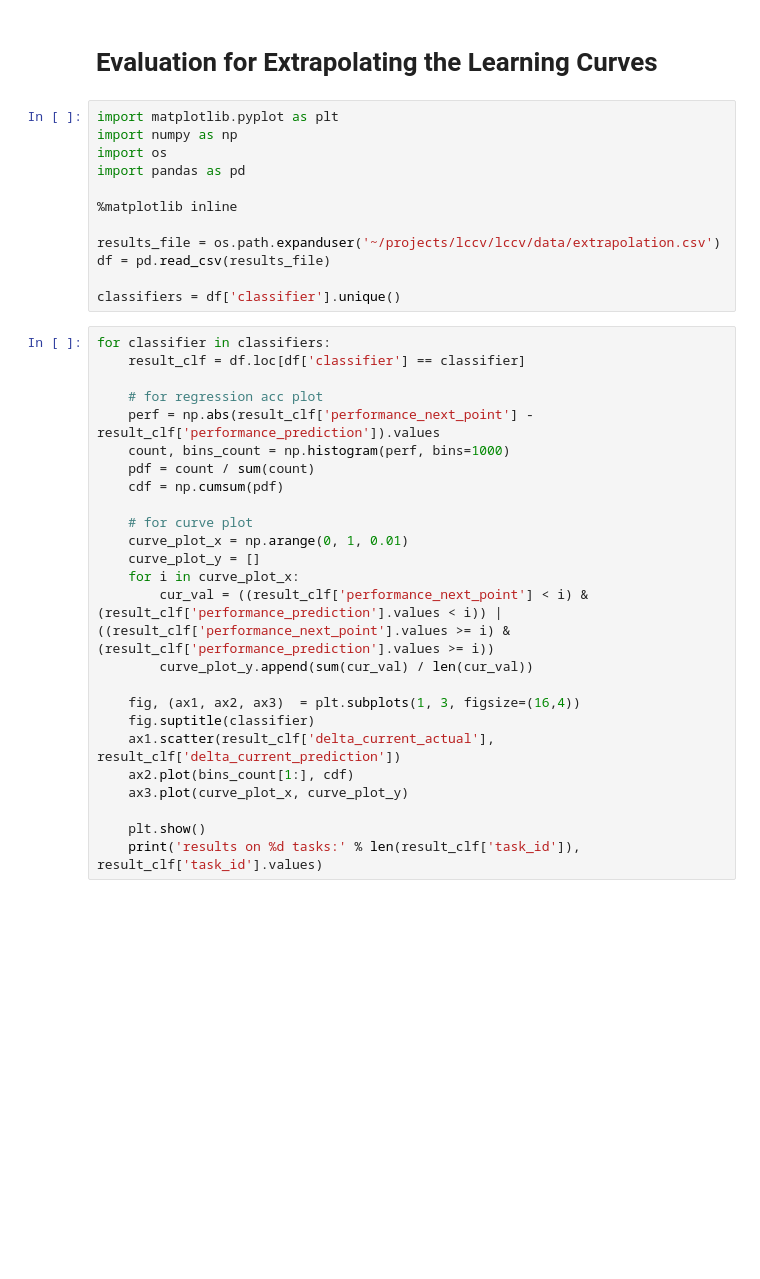
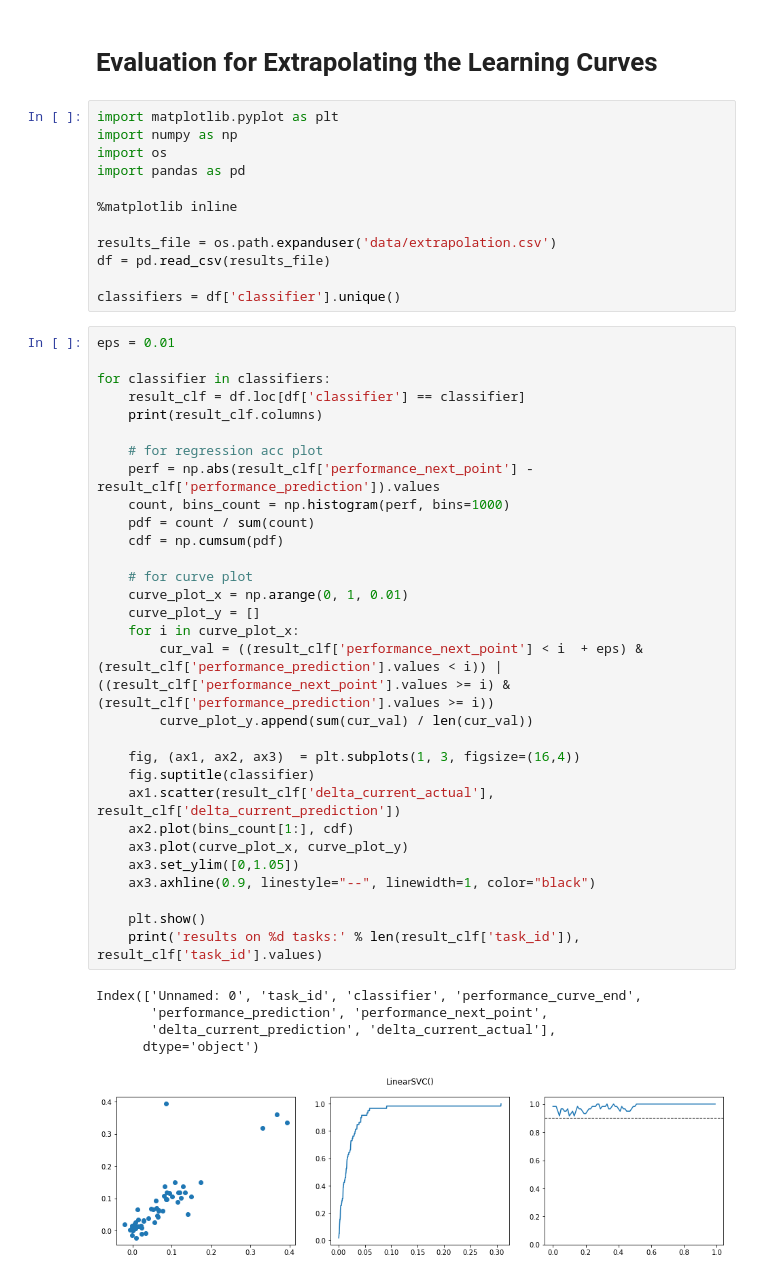
Before and after one commit to fmohr/lccv, a Jupyter notebook: lccv/evaluation-extrapolation.ipynb, the cells around one changed output. Saved outputs shown, nothing was run; the diff lists cells and outputs as text; blank space fills up the shorter version.

```diff
--- a/lccv/evaluation-extrapolation.ipynb
+++ b/lccv/evaluation-extrapolation.ipynb
@@ -8,32 +8,43 @@ import pandas as pd
 
 %matplotlib inline
 
-results_file = os.path.expanduser('~/projects/lccv/lccv/data/extrapolation.csv')
+results_file = os.path.expanduser('data/extrapolation.csv')
 df = pd.read_csv(results_file)
 
 classifiers = df['classifier'].unique()
 # %%
+eps = 0.01
+
 for classifier in classifiers:
     result_clf = df.loc[df['classifier'] == classifier]
+    print(result_clf.columns)
 
     # for regression acc plot
     perf = np.abs(result_clf['performance_next_point'] - result_clf['performance_prediction']).values
     count, bins_count = np.histogram(perf, bins=1000)
     pdf = count / sum(count)
     cdf = np.cumsum(pdf)
 
     # for curve plot
     curve_plot_x = np.arange(0, 1, 0.01)
     curve_plot_y = []
     for i in curve_plot_x:
-        cur_val = ((result_clf['performance_next_point'] < i) & (result_clf['performance_prediction'].values < i)) | ((result_clf['performance_next_point'].values >= i) & (result_clf['performance_prediction'].values >= i))
+        cur_val = ((result_clf['performance_next_point'] < i  + eps) & (result_clf['performance_prediction'].values < i)) | ((result_clf['performance_next_point'].values >= i) & (result_clf['performance_prediction'].values >= i))
         curve_plot_y.append(sum(cur_val) / len(cur_val))
 
     fig, (ax1, ax2, ax3)  = plt.subplots(1, 3, figsize=(16,4))
     fig.suptitle(classifier)
     ax1.scatter(result_clf['delta_current_actual'], result_clf['delta_current_prediction'])
     ax2.plot(bins_count[1:], cdf)
     ax3.plot(curve_plot_x, curve_plot_y)
+    ax3.set_ylim([0,1.05])
+    ax3.axhline(0.9, linestyle="--", linewidth=1, color="black")
 
     plt.show()
     print('results on %d tasks:' % len(result_clf['task_id']), result_clf['task_id'].values)
+# %% [output]
+Index(['Unnamed: 0', 'task_id', 'classifier', 'performance_curve_end',
+       'performance_prediction', 'performance_next_point',
+       'delta_current_prediction', 'delta_current_actual'],
+      dtype='object')
+[figure, added]
```
Also changed, not shown: parts of 3 cells of this notebook, 11 other files.
